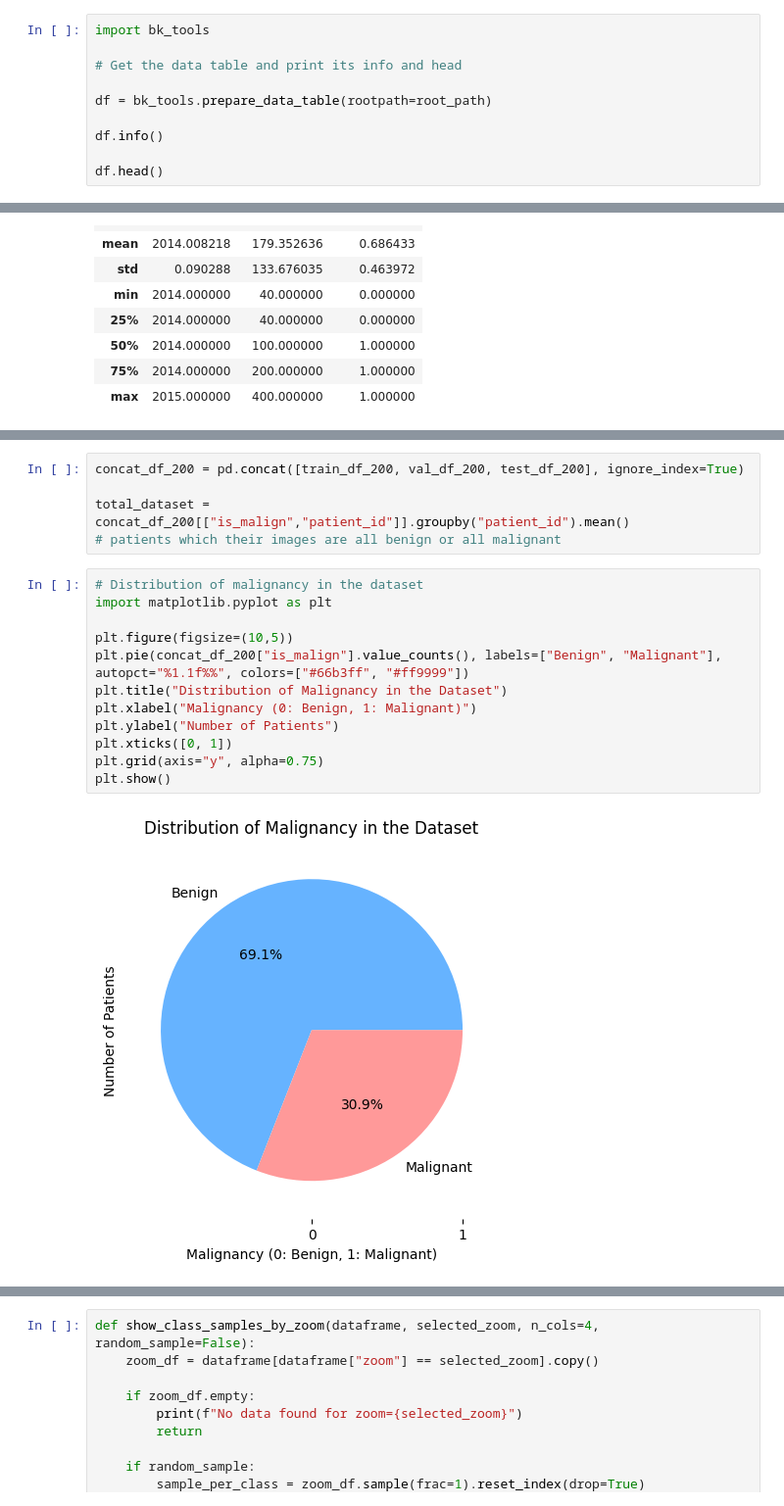
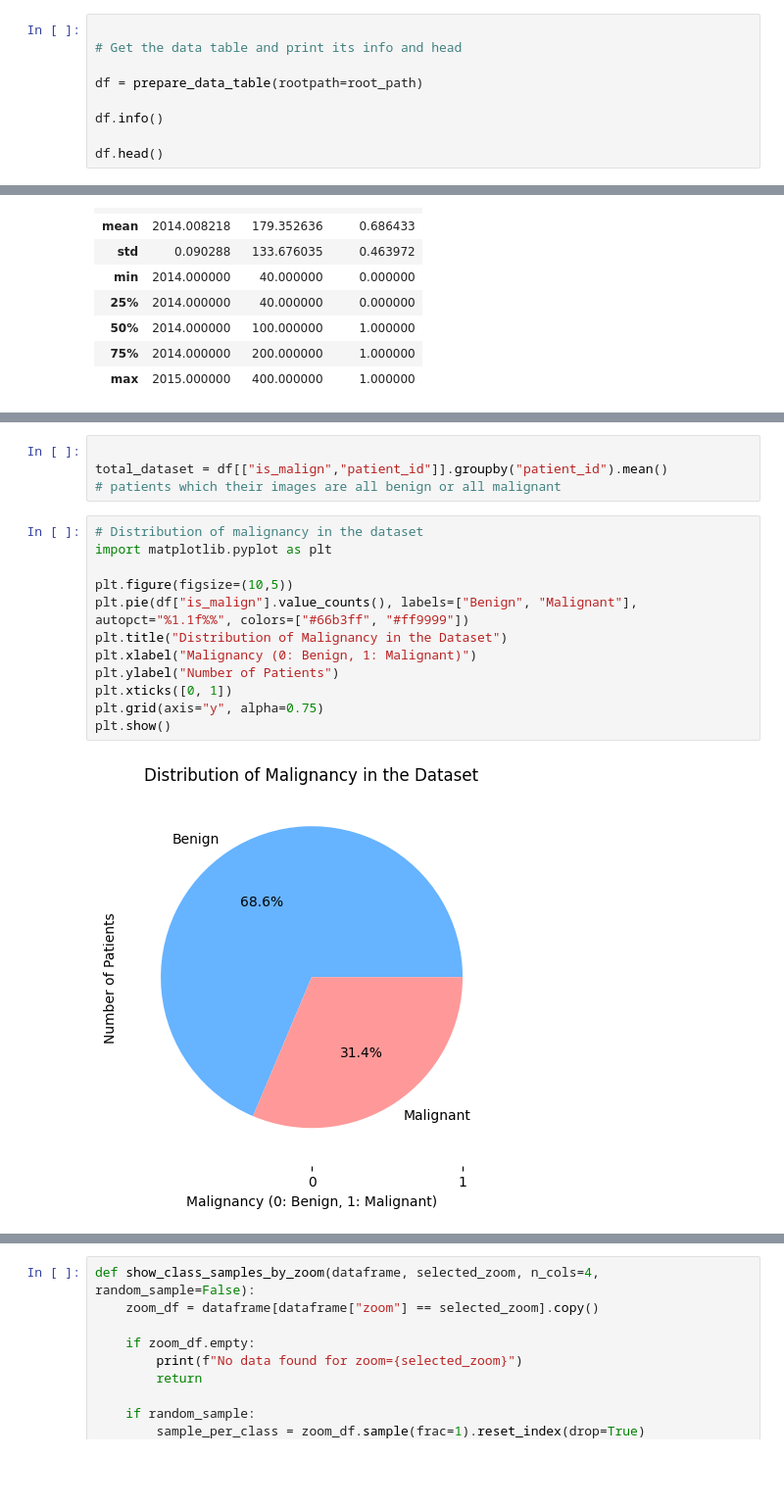
Before and after one commit to sarpustacom/BreastCancerV1, a Jupyter notebook: notebook_analysis.ipynb, the cells around one changed output, grey strips where cells are left out. Shown at 98% size. Drawn from its saved outputs; the diff is of its cells as text; blank space fills up the shorter version.

```diff
--- a/notebook_analysis.ipynb
+++ b/notebook_analysis.ipynb
@@ -11,9 +85,8 @@ root_path = "BreaKHis_v1/histology_slides/breast" # MacOS compatible path, may n
 # %%
-import bk_tools
 
 # Get the data table and print its info and head
 
-df = bk_tools.prepare_data_table(rootpath=root_path)
+df = prepare_data_table(rootpath=root_path)
 
 df.info()
 
@@ -85,21 +133,20 @@ memory usage: 101.9 KB
 # %%
-concat_df_200 = pd.concat([train_df_200, val_df_200, test_df_200], ignore_index=True)
 
-total_dataset = concat_df_200[["is_malign","patient_id"]].groupby("patient_id").mean()
+total_dataset = df[["is_malign","patient_id"]].groupby("patient_id").mean()
 # patients which their images are all benign or all malignant
 # %%
 # Distribution of malignancy in the dataset
 import matplotlib.pyplot as plt
 
 plt.figure(figsize=(10,5))
-plt.pie(concat_df_200["is_malign"].value_counts(), labels=["Benign", "Malignant"], autopct="%1.1f%%", colors=["#66b3ff", "#ff9999"])
+plt.pie(df["is_malign"].value_counts(), labels=["Benign", "Malignant"], autopct="%1.1f%%", colors=["#66b3ff", "#ff9999"])
 plt.title("Distribution of Malignancy in the Dataset")
 plt.xlabel("Malignancy (0: Benign, 1: Malignant)")
 plt.ylabel("Number of Patients")
 plt.xticks([0, 1])
 plt.grid(axis="y", alpha=0.75)
 plt.show()
 # %% [output]
-[figure, old version]
+[figure, new version]
 # %%
 # Average number of images per patient
```
Also changed, not shown: parts of 7 cells of this notebook, 1 other file.
